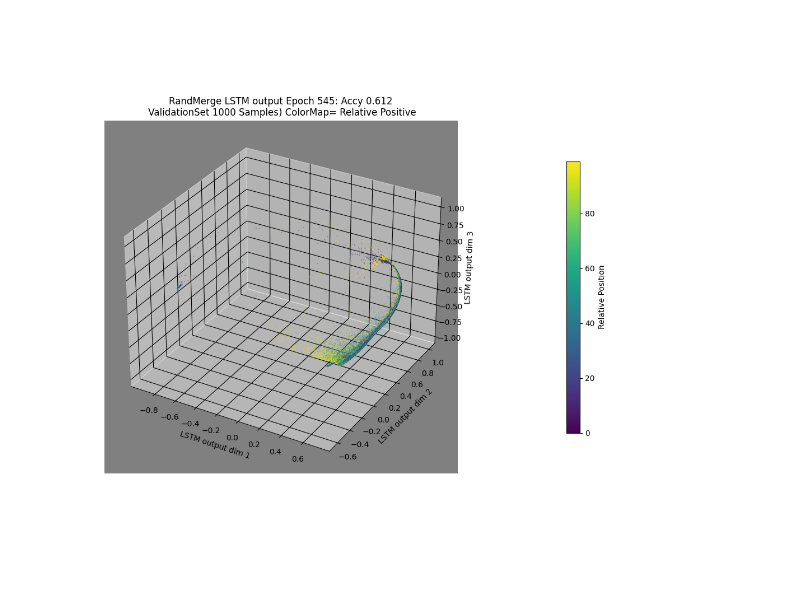
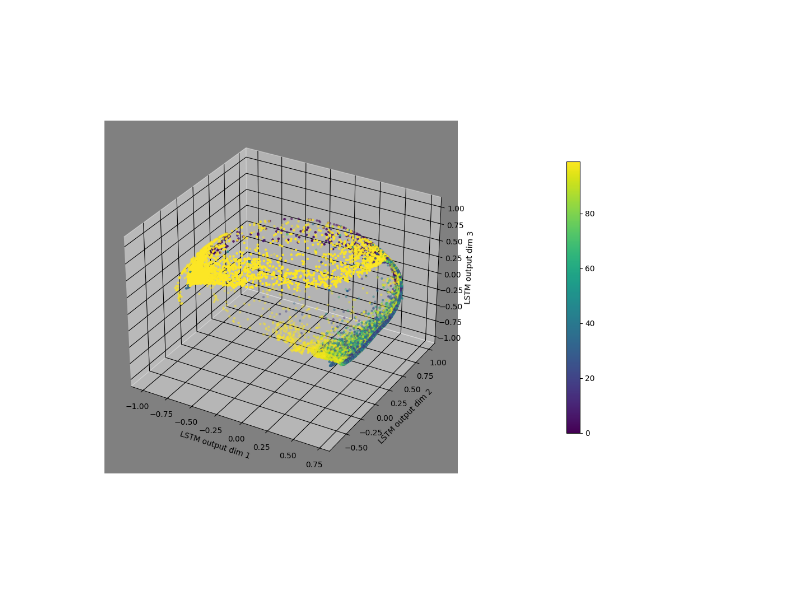
Before and after one commit to tik65536/unitartucs-thesis-tokenMerge, a Jupyter notebook: coding/LSTMOutput_visualization_BaseCase.ipynb, the cells around one changed output. Drawn from its saved outputs; the diff is of its cells as text; code cells hidden in the pictures.

```diff
--- a/coding/LSTMOutput_visualization_BaseCase.ipynb
+++ b/coding/LSTMOutput_visualization_BaseCase.ipynb
@@ -124,7 +120,20 @@ print(sorted(list(curldata.keys())))
+# %%
+predictList = glob.glob(f'{path}{run[17]}/EstPred_*.plk')
+predict=np.zeros((1000,len(predictList)))
+for file in predictList:
+    ep=file.split("_")[-1].split(".")[0]
+    with open(f'{file}','rb') as f:
+        try:
+            tmp=pickle.load(f)
+            predict[:,int(ep)]=tmp.T
+        except EOFError:
+            pass
 # %%
-epoch=545
 accy=pd.read_csv('./ResultLog/Curl_RandMerge_min2Max3_val.csv')
-keys=list(curldata[epoch]['LSTM']['forward'].keys())
+maxaccy=accy['Accy'].argmax()
+print(f'Accy:{accy.loc[maxaccy]["Accy"]} , epoch:{maxaccy}')
+epoch=maxaccy
+keys=list(curldata[epoch]['forward'].keys())
 #keys=list(curldata[epoch]['forward'].keys())
 print(keys)
 # %% [output]
@@ -188,40 +232,54 @@ nco=negcolormap(norm(co))
 sample=epoch_in_unit[:]
 sample_curl=epoch_curl_unit[:]
 # %%
-start,stop=5,175
+start,stop=0,175
 plt.close('all')
 plt.rcParams['grid.color'] = "black"
 curlfig=plt.figure(figsize=(10,10))
+
+norm = Normalize()
+negcolormap = cm.viridis
+# Relative Position
+co=np.arange(0,100)
+norm.autoscale(co)
+nco=negcolormap(norm(co))
+
+prediction=predict[:,epoch]
+prediction=np.where(prediction>0.95,1,prediction)
+prediction=np.where(prediction<0.05,0,prediction)
+sample = epoch_in_unit[:]
+sample_curl=epoch_curl_unit[:]
 curlax=curlfig.add_subplot(projection='3d')
-#curlax2=curlfig.add_subplot(1,2,2,projection='3d')
+#nco1=nco[np.where(prediction==1)]
 for i in range(start,stop):
-    keep=np.ceil((i/test1['length'])*100)
-    keep=np.where(keep>=100,-1,keep).astype(int)
-    p = [ int(k) for k in keep if(k!=-1)]
+    keep=np.ceil((i/test1.loc[:]['length'])*100)
+    keep=np.where(keep>=100,99,keep).astype(int)
+    p = [ int(k) for k in keep  if(k!=-1) ]
     keep=np.where(keep!=-1)[0]
-    curlax.scatter(sample[keep,i:i+1,0], sample[keep,i:i+1,1], sample[keep,i:i+1,2],
-                 s=0.05,c=nco[p])
+    curlax.scatter(sample[:,i:i+1,0], sample[:,i:i+1,1], sample[:,i:i+1,2],
+                s=5,c=nco[p])
     #curlax2.scatter(sample[keep,i:i+1,0], sample[keep,i:i+1,1], sample[keep,i:i+1,2],
     #             s=1,c=nco2[keep,i:i+1])
     #curlax.quiver(sample[keep,i:i+1,0], sample[keep,i:i+1,1], sample[keep,i:i+1,2],
-    #               sample_curl[keep,i:i+1,0],sample_curl[keep,i:i+1,1], sample_curl[keep,i:i+1,2] ,
-    #             length=0.05, normalize=True,color=nco[keep,i:i+1])
+    #              sample_curl[keep,i:i+1,0],sample_curl[keep,i:i+1,1], sample_curl[keep,i:i+1,2] ,
+    #             length=0.05, normalize=True,color=nco[p])
 
     #curlax.scatter3D(sample[:,i:i+1,0], sample[:,i:i+1,1], sample[:,i:i+1,2],c=nco[:,i:i+1],s=5)
-    curlax.set_xlabel('LSTM output dim 1')
-    curlax.set_ylabel('LSTM output dim 2')
-    curlax.set_zlabel('LSTM output dim 3')
+curlax.set_xlabel('LSTM output dim 1')
+curlax.set_ylabel('LSTM output dim 2')
+curlax.set_zlabel('LSTM output dim 3')
 
-    curlax.set_facecolor('gray')
+curlax.set_facecolor('gray')
 sm = plt.cm.ScalarMappable(cmap=negcolormap, norm=norm)
 cbar=curlfig.colorbar(sm,ax=curlax,shrink=0.5,pad=0.2)
-cbar.set_label('Relative Position')
-
-curlax.set_title(f"RandMerge LSTM output Epoch {epoch}: Accy {accy.loc[epoch]['Accy']}\n ValidationSet 1000 Samples) ColorMap= Relative Positive")
+#curlax.view_init(elev=40, azim=-45)
+#cbar.set_label('Relative Position')
+#curlax.set_title(f"BaseCase(R10) LSTM output Epoch {epoch}: Accy {accy.loc[epoch]['Accy']}\n ValidationSet (1000 Samples) ColorMap=Relative Position")
 plt.tight_layout()
+#plt.savefig('./BaseCaseR1_RelativePosition.png',dpi=600)
 plt.show()
 # %% [output]
-[figure, old version]
+[figure, new version]
 # %%
 plt.close('all')
 plt.rcParams['grid.color'] = "black"
```
Also changed, not shown: parts of 21 cells of this notebook, 6 other files.
